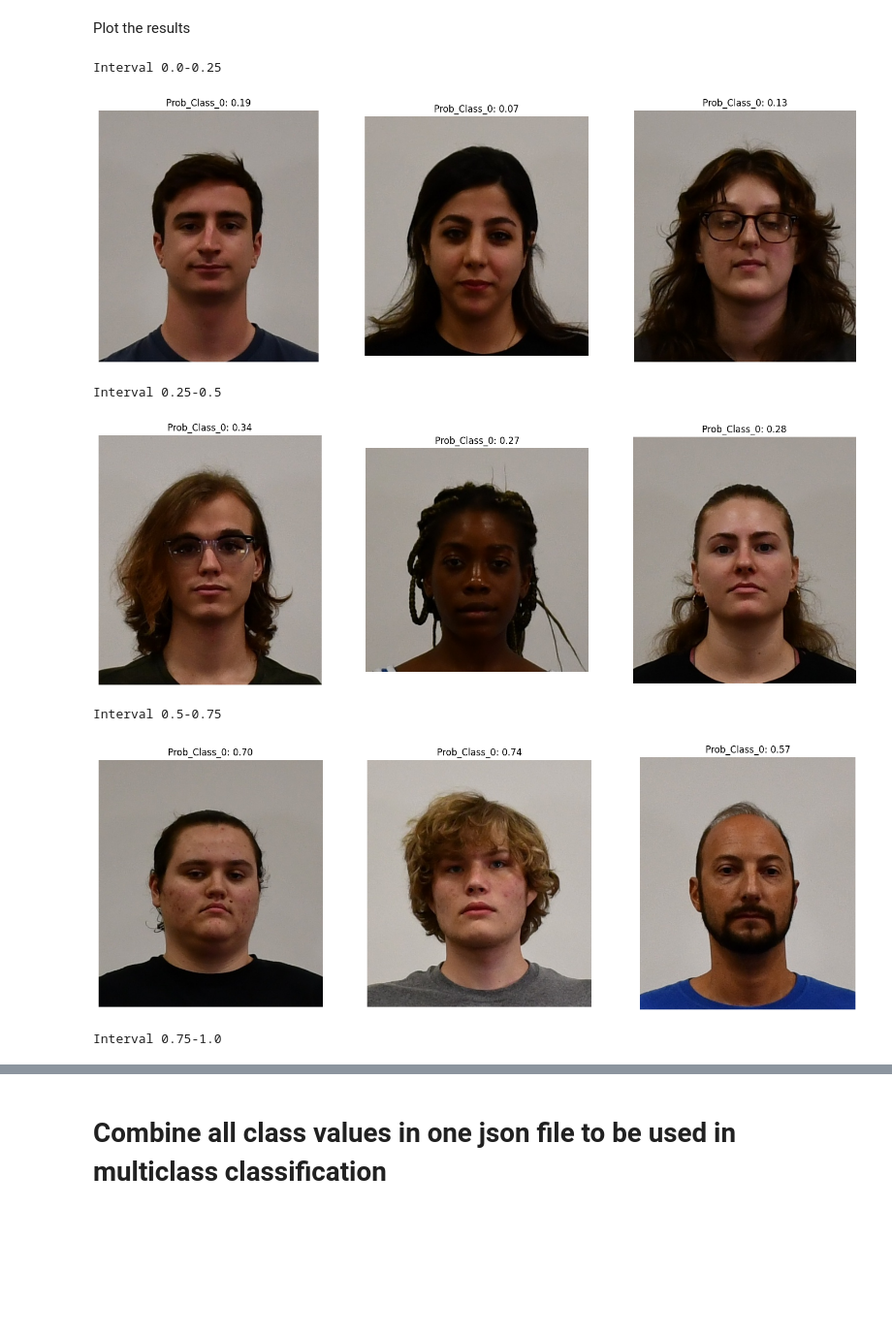
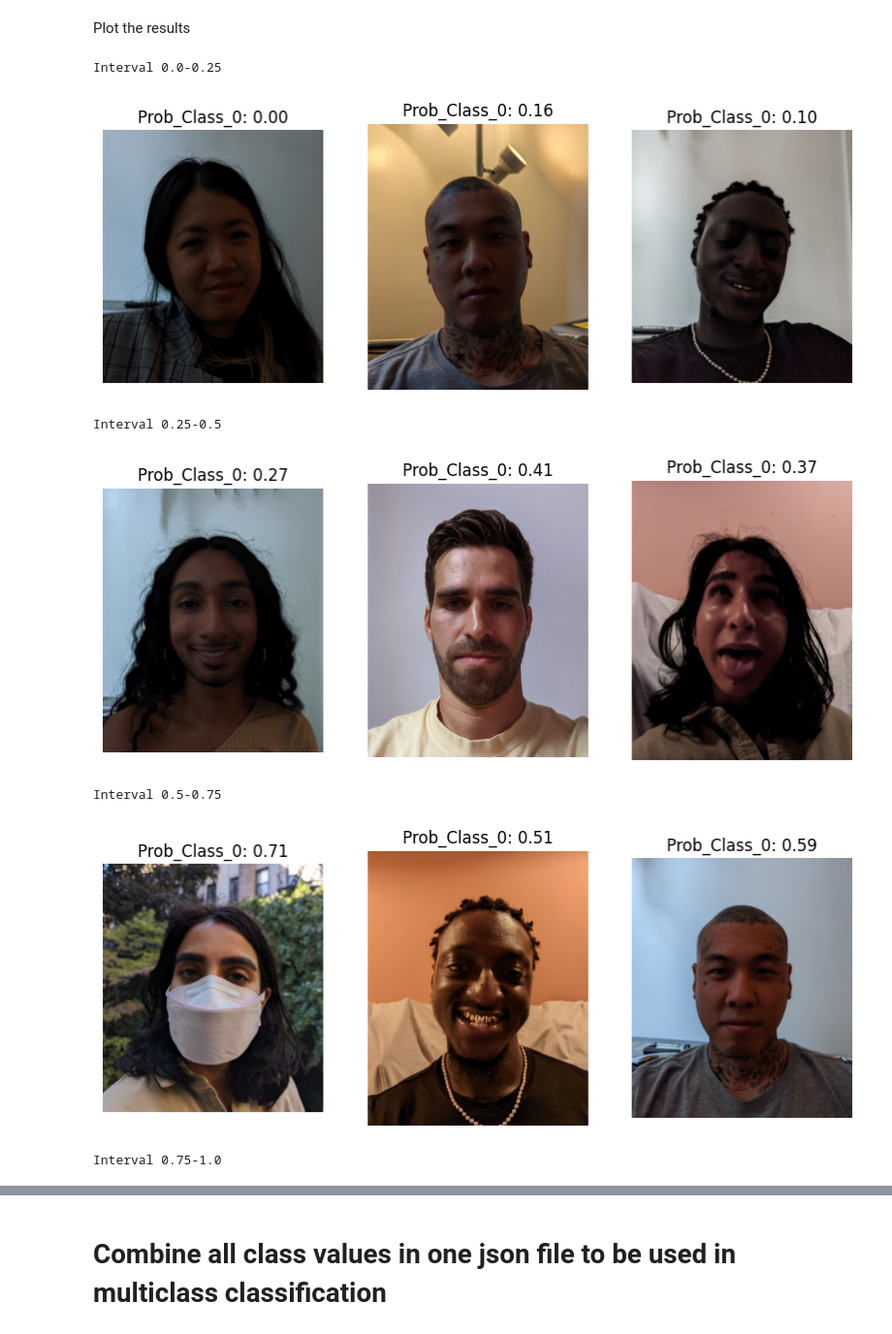
Before and after one commit to indrikutis/skin_tone_estimation, a Jupyter notebook: multiclass_classification/data_preprocessing.ipynb, the cells around one changed output, grey strips where cells are left out. Shown at 97% size. Drawn from its saved outputs; the diff is of its cells as text; code cells hidden in the pictures; blank space fills up the shorter version.

```diff
--- a/multiclass_classification/data_preprocessing.ipynb
+++ b/multiclass_classification/data_preprocessing.ipynb
@@ -88,39 +75,43 @@ Updated CSV file has been saved to: exposure_features/original/CHROMA-FIT_exposu
 # %% [markdown]
 Plot the results
 # %%
-image_root = "/home/dasec-notebook/Thesis/Datasets/CHROMA-FIT-Dataset/DATA_CROPPED_PORTRAIT2"
-csv_file = 'results/CHROMA-FIT_predictions_formatted.csv'
+from pathlib import Path
+
+
+image_root = "/home/dasec-notebook/Thesis/Datasets/mst-e_data/mst-e_data_portrait"
+csv_file = '/home/dasec-notebook/Thesis/skin_tone_estimation/multiclass_classification/exposure_features/formatted/MST_predictions.csv'
 
 df = pd.read_csv(csv_file)
 
 # Define the intervals
 # intervals = [(i / 10, (i + 2) / 10) for i in range(0, 10, 2)]  # [(0.0, 0.2), (0.2, 0.4), ..., (0.8, 1.0)]
 intervals = [(i / 4, (i + 1) / 4) for i in range(4)]  # [(0.0, 0.25), (0.25, 0.5), (0.5, 0.75), (0.75, 1.0)]
 
 
 # Loop through each interval
 for idx, (low, high) in enumerate(intervals):
 
     filtered = df[(df['Prob_Class_0'] >= low) & (df['Prob_Class_0'] < high)]
-    sample = filtered.sample(min(3, len(filtered)))  # Take up to 3 samples
+    sample = filtered.sample(min(3, len(filtered)))  # Take up to 2 samples
 
     print(f"Interval {low}-{high}")
-    fig, axes = plt.subplots(1, len(sample), figsize=(18, 6))
+    fig, axes = plt.subplots(1, len(sample), figsize=(10, 6))
 
     # Add images to subplots
     for j, (_, row) in enumerate(sample.iterrows()):
         image_path = os.path.join(image_root, row['Image'])
         img = Image.open(image_path)
         axes[j].imshow(img)
         axes[j].set_title(f"Prob_Class_0: {row['Prob_Class_0']:.2f}")
         axes[j].axis("off")
 
+
     plt.show()
 # %% [output]
 Interval 0.0-0.25
-[figure, old version]
+[figure, new version]
 Interval 0.25-0.5
-[figure, old version]
+[figure, new version]
 Interval 0.5-0.75
-[figure, old version]
+[figure, new version]
 Interval 0.75-1.0
```
Also changed, not shown: parts of 8 cells of this notebook, 15 other files.
